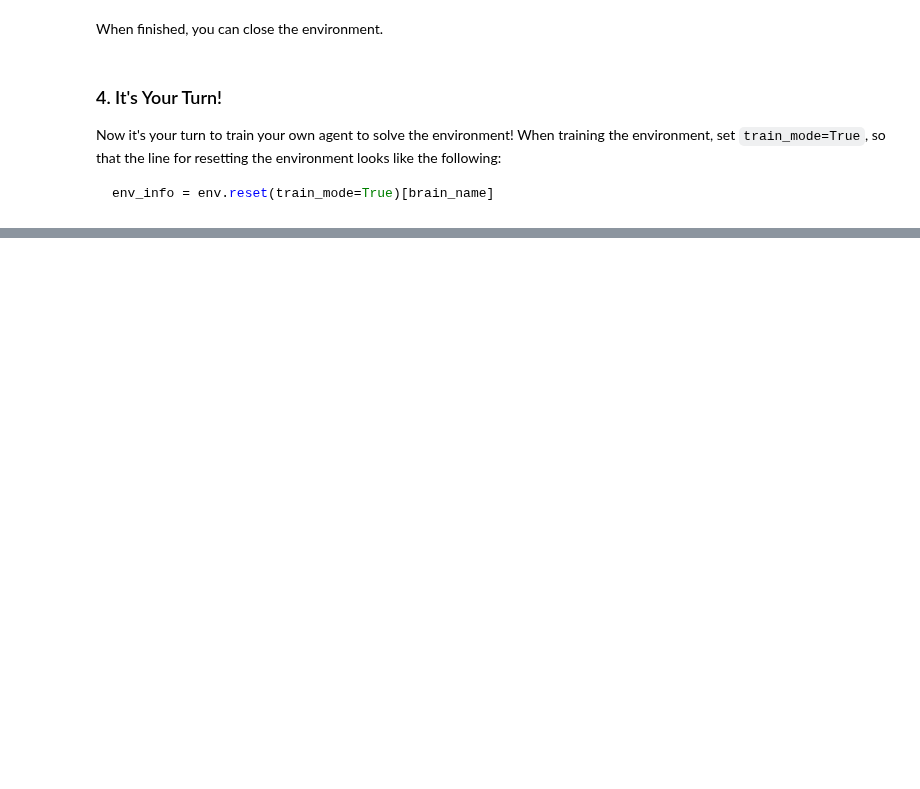
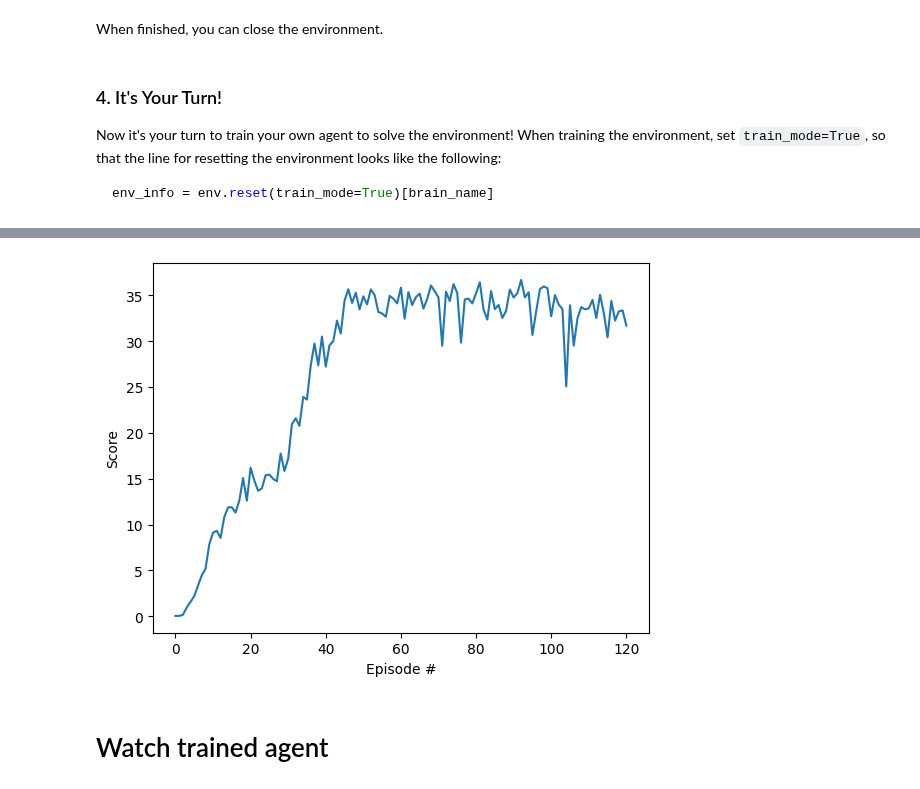
Before and after one commit to stanislawraczk/drlnd-project2-continous_control, a Jupyter notebook: Continuous_Control.ipynb, the cells around one changed output, grey strips where cells are left out. Cells and saved outputs as stored; diff of their text form; code cells hidden in the pictures; blank space fills up the shorter version.

Commit message:
final model

````diff
--- a/Continuous_Control.ipynb
+++ b/Continuous_Control.ipynb
@@ -13,0 +11,12 @@ import numpy as np
+# %%
+from unityagents import UnityEnvironment
+import numpy as np
+
+from collections import deque
+import torch
+from matplotlib import pyplot as plt
+
+from ddpg_agent import Agent
+
+agent = Agent(state_size=33, action_size=4, seed=0)
+torch.cuda.is_available()
@@ -144,3 +137,58 @@ Now it's your turn to train your own agent to solve the environment!  When train
 ```python
 env_info = env.reset(train_mode=True)[brain_name]
 ```
+# %%
+env = UnityEnvironment(file_name='Reacher_Windows_x86_64\Reacher.exe')
+brain_name = env.brain_names[0]
+brain = env.brains[brain_name]
+
+env_info = env.reset(train_mode=True)[brain_name]
+num_agents = len(env_info.agents)
+
+def use_ddpg(n_episodes=1000, t_max=1000):
+    scores = []
+    scores_window = deque(maxlen=100)
+
+    for i_episode in range(n_episodes):
+        env_info = env.reset(train_mode=True)[brain_name]
+        states = env_info.vector_observations
+        agent.reset()
+        score = np.zeros(num_agents)
+        for i in range(t_max):
+            actions = agent.act(states)
+            env_info = env.step(actions)[brain_name]
+            rewards = env_info.rewards
+            dones = env_info.local_done
+            next_states = env_info.vector_observations
+            for state, action, reward, next_state, done in zip(states, actions, rewards, next_states, dones):
+                agent.step(state, action, reward, next_state, done)
+            score += rewards
+            states = next_states
+            if np.any(dones):
+                break
+
+        scores_window.append(np.mean(score))
+        scores.append(np.mean(score))
+
+        print('\rEpisode {}\tAverage Score: {:.2f}'.format(i_episode, np.mean(scores_window)), end="")
+        if i_episode % 1 == 0:
+            print('\rEpisode {}\tAverage Score: {:.2f}'.format(i_episode, np.mean(scores_window)))
+        if np.mean(scores_window)>=31.0:
+            print('\nEnvironment solved in {:d} episodes!\tAverage Score: {:.2f}'.format(i_episode-100, np.mean(scores_window)))
+            torch.save(agent.actor_network_local.state_dict(), 'final_actor_model.pth')
+            torch.save(agent.critic_network_local.state_dict(), 'final_critic_model.pth')
+            break
+
+    return scores
+
+scores = use_ddpg()
+
+fig = plt.figure()
+ax = fig.add_subplot(111)
+plt.plot(np.arange(len(scores)), scores)
+plt.ylabel('Score')
+plt.xlabel('Episode #')
+plt.show()
+
+env.close()
+# %% [output]
@@ -146,0 +229,3 @@ env_info = env.reset(train_mode=True)[brain_name]
+[figure, added]
+# %% [markdown]
+# Watch trained agent
````
Also changed, not shown: parts of 8 cells of this notebook, 5 other files.
